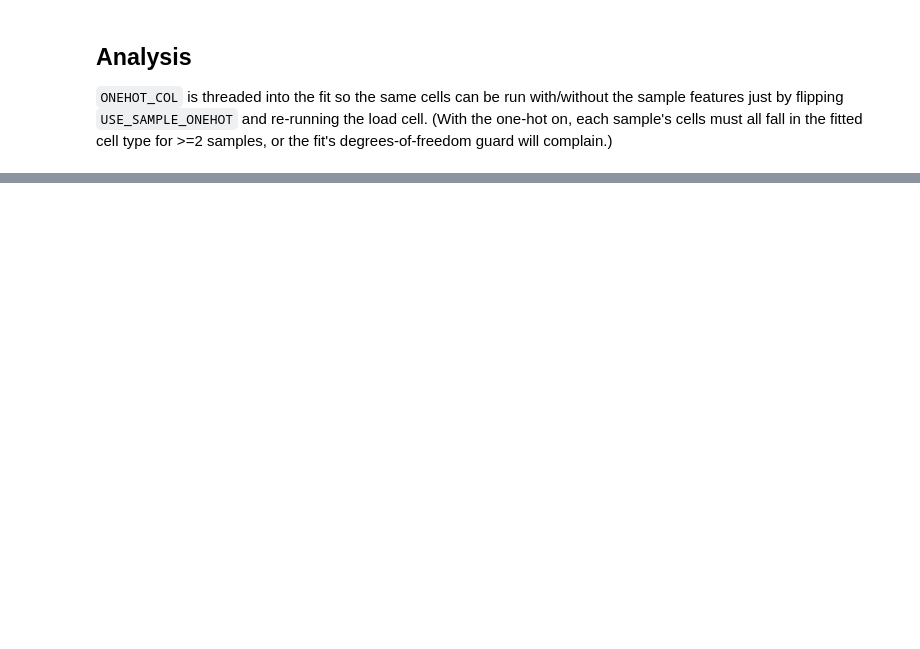
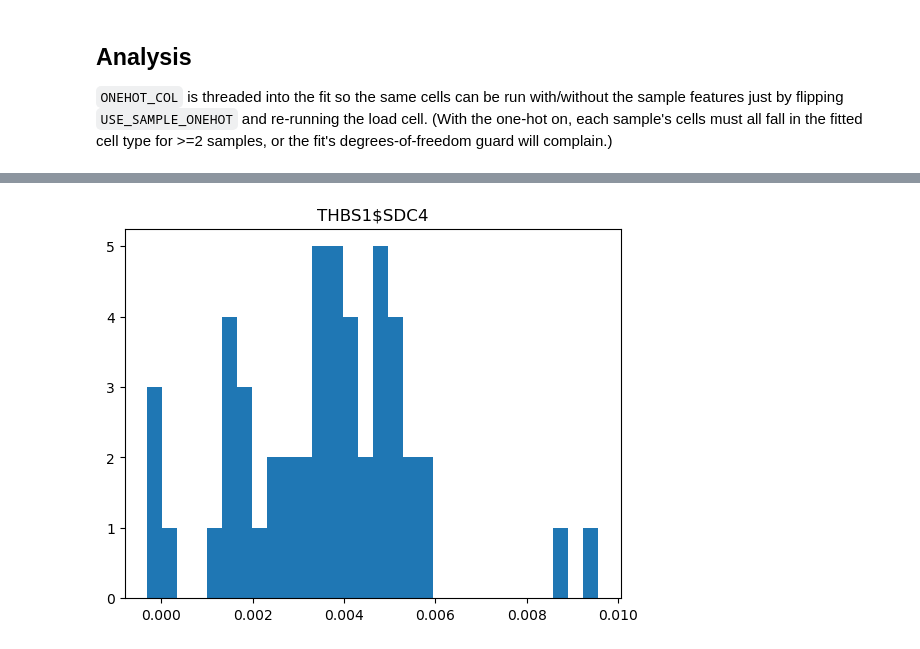
Before and after one commit to fosterea/MetabTravLR, a Jupyter notebook: metab_processing/LinearRegression/colon_test.ipynb, the cells around one changed output, grey strips where cells are left out. Saved outputs shown, nothing was run; the diff lists cells and outputs as text; code cells hidden in the pictures; blank space fills up the shorter version.

```diff
--- a/metab_processing/LinearRegression/colon_test.ipynb
+++ b/metab_processing/LinearRegression/colon_test.ipynb
@@ -29,7 +29,7 @@ SINGLE_DATASET = '13732_HS5_UC-Slice_4'
 
 # -- 'merged' mode: how to subset the pooled adata. SUBSET_COL=None -> use ALL cells
 #    (pooled across every sample). 'slice' is the per-sample label merge_x_adatas adds.
-SUBSET_COL   = '25_06_11_Patient_ID_HS'
+SUBSET_COL   = None # '25_06_11_Patient_ID_HS'
 SUBSET_VALUE = '13473_HS4_UC'            # a single value, or a list of values
 
 # -- Sample feature (batch control). Include each source sample as an UNPENALIZED
@@ -41,9 +41,9 @@ SAMPLE_LABEL = 'slice'                    # the obs column merge_x_adatas writes
 
 # -- Regression settings.
 ANNOT_COL, CELL_TYPE = '25_06_11_ICI_5K_Coarse_annotations', 'IEC'
-METHOD, PENALTY, STANDARDIZE = 'elastic', 0.002, True
+METHOD, PENALTY, STANDARDIZE = 'l1', 0.001, True
 L1_RATIO = 0.3
-N_SUB = 50
+N_SUB = 2
 LOWER, UPPER = 15, 85
 # %% [markdown]
 ## Paths
@@ -73,6 +75,8 @@ REBUILD_FULL = False   # set True once to (re)build FULL_DATA_PATH from the per-
 if REBUILD_FULL:
     adatas, keys = [], []
     for uc, name in zip(UCS, sample_names):
+        if name == '13318_HS6_UC-Slice_2':
+            continue
         f = f'{uc}/LinearRegression/hvgall_x_adata.h5ad'
         try:
             adatas.append(sc.read_h5ad(f))
@@ -140,6 +152,7 @@ def add_subsample_percentiles(betas_df, sub, lower=LOWER, upper=UPPER):
 # %%
 factors = cluster_factors(adata, 'DUOX2', annot_col=ANNOT_COL, annot_value=CELL_TYPE, threshold=0, method='average')
 # %%
+ONEHOT_COL ='slice'
 betas = fit_gene_betas(adata, genes=['DUOX2'], annot_col=ANNOT_COL, annot_value=CELL_TYPE,
                        method=METHOD, penalty=PENALTY, standardize=STANDARDIZE,
                        groups=factors, l1_ratio=L1_RATIO, onehot_col=ONEHOT_COL)
@@ -158,5 +189,7 @@ betas[betas['factor'] == 'INHBA#PRDM1']
 # %%
 res[res['factor'] == 'CCL22$CCR4']
 # %%
-FACTOR = 'PRDM1+INHBA#PRDM1'
+FACTOR = 'THBS1$SDC4'
 plot_beta_histogram(sub[FACTOR], title=FACTOR);
+# %% [output]
+[figure, added]
```
Also changed, not shown: parts of 5 cells of this notebook, 4 other files.
